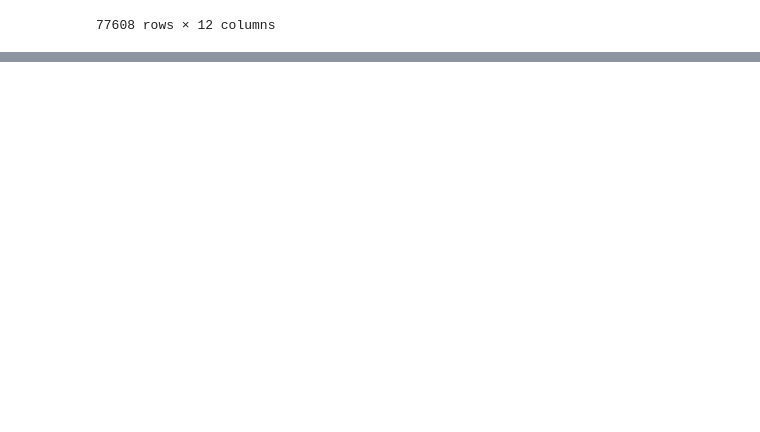
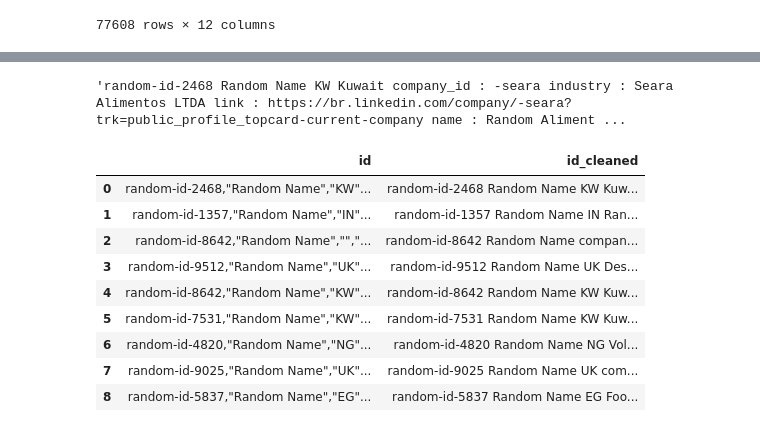
Before and after one commit to ElizabethSeth/med, a Jupyter notebook: notebooks/data_upload.ipynb, the cells around one changed output, grey strips where cells are left out. Saved outputs shown, nothing was run; the diff lists cells and outputs as text; code cells hidden in the pictures; blank space fills up the shorter version.

```diff
--- a/notebooks/data_upload.ipynb
+++ b/notebooks/data_upload.ipynb
@@ -469,0 +563,4 @@ high_value_transactions
+# %%
+df_cleaned1.loc[0, 'id_cleaned']
+# %% [output]
+'random-id-2468 Random Name KW Kuwait company_id : -seara industry : Seara Alimentos LTDA link : https://br.linkedin.com/company/-seara?trk=public_profile_topcard-current-company name : Random Aliment ...
@@ -469,0 +569,13 @@ high_value_transactions
+# %%
+df_cleaned
+# %% [output]
+|  | id | id_cleaned |
+| 0 | random-id-2468,"Random Name","KW"... | random-id-2468 Random Name KW Kuw... |
+| 1 | random-id-1357,"Random Name","IN"... | random-id-1357 Random Name IN Ran... |
+| 2 | random-id-8642,"Random Name","","... | random-id-8642 Random Name compan... |
+| 3 | random-id-9512,"Random Name","UK"... | random-id-9512 Random Name UK Des... |
+| 4 | random-id-8642,"Random Name","KW"... | random-id-8642 Random Name KW Kuw... |
+| 5 | random-id-7531,"Random Name","KW"... | random-id-7531 Random Name KW Kuw... |
+| 6 | random-id-4820,"Random Name","NG"... | random-id-4820 Random Name NG Vol... |
+| 7 | random-id-9025,"Random Name","UK"... | random-id-9025 Random Name UK com... |
+| 8 | random-id-5837,"Random Name","EG"... | random-id-5837 Random Name EG Foo... |
```
Also changed, not shown: parts of 19 cells of this notebook, 1 other file.
